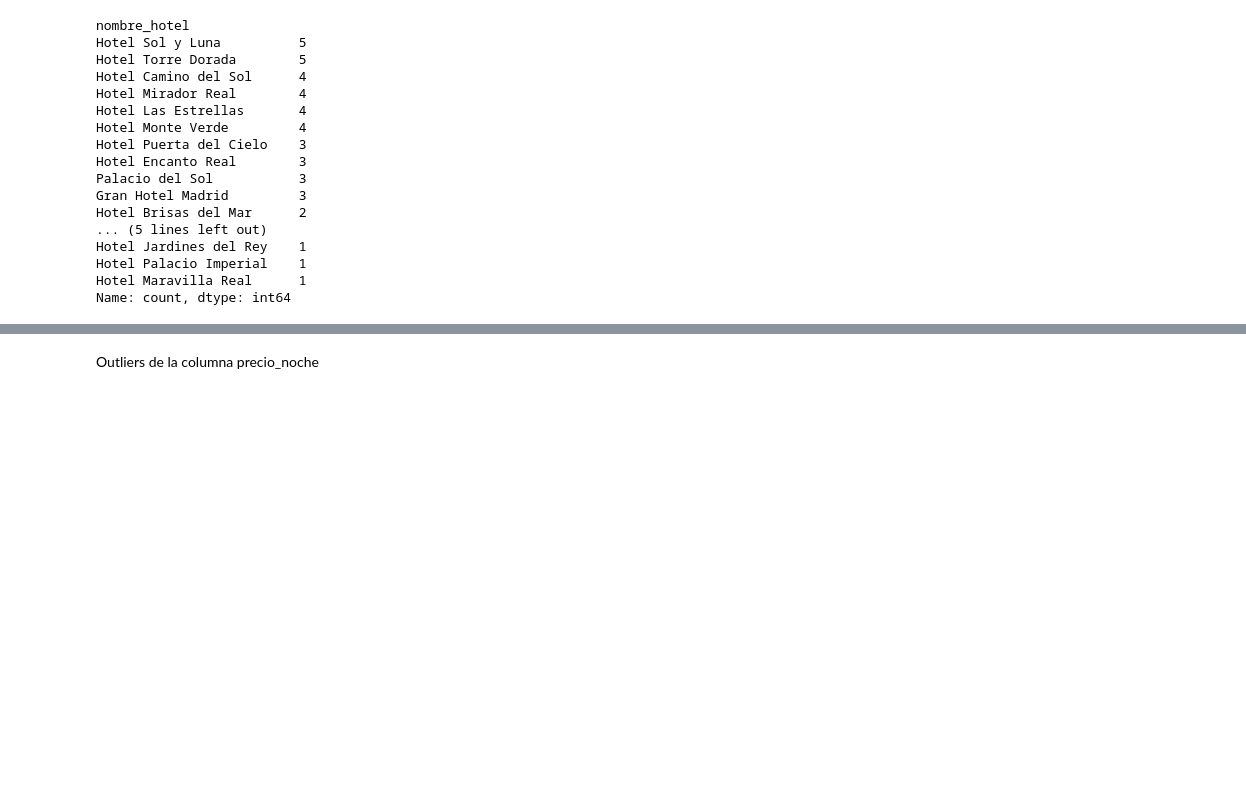
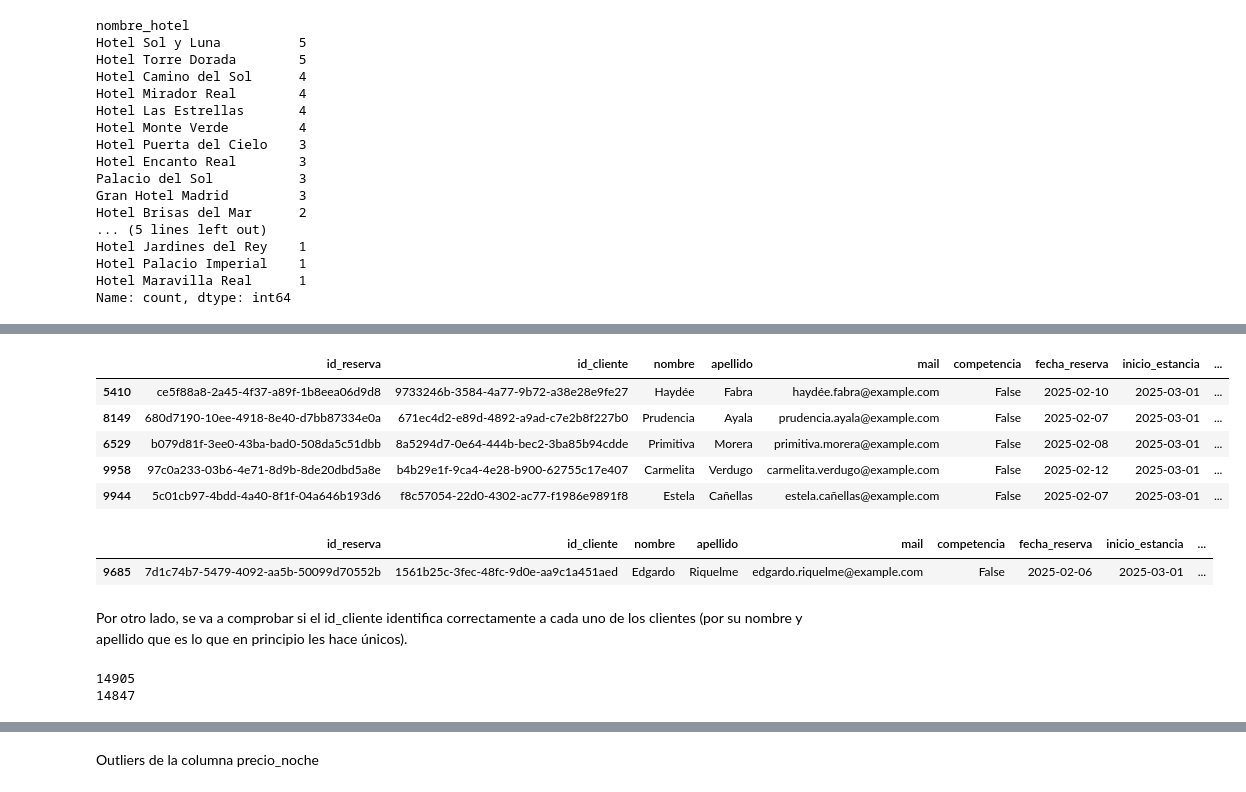
Before and after one commit to raquelscv/Proyecto-ETL, a Jupyter notebook: jupyters/pruebas.ipynb, the cells around one changed output, grey strips where cells are left out. Drawn from its saved outputs; the diff is of its cells as text; code cells hidden in the pictures; blank space fills up the shorter version.

```diff
--- a/jupyters/pruebas.ipynb
+++ b/jupyters/pruebas.ipynb
@@ -166,0 +165,4 @@ Por último, la última columna que tiene nulos es el precio_noche. Hay nulos en
+# %%
+# rellena los valores nulos de fecha_reserva con el día en el que se ha realizado el scraping
+df["fecha_reserva"] = df["fecha_reserva"].fillna(pd.to_datetime('2025-02-18'))
+df["fecha_reserva"].isnull().sum()
@@ -211,0 +248,31 @@ DUDA MARTES: sacando esta informacion me he dado cuenta de que hay algo raro por
+# %%
+# asigna a la columnas de estrellas para cada nombre de hotel la media de sus estrellas
+df["estrellas"] = df["nombre_hotel"].map(df.groupby("nombre_hotel")["estrellas"].mean())
+
+# filtra por el hotel "Hotel Sol y Luna" para comprobar que se ha hecho correctamente
+df[df["nombre_hotel"] == "Hotel Sol y Luna"].sample(5)
+# %% [output]
+|  | id_reserva | id_cliente | nombre | apellido | mail | competencia | fecha_reserva | inicio_estancia | ... |
+| 5410 | ce5f88a8-2a45-4f37-a89f-1b8eea06d9d8 | 9733246b-3584-4a77-9b72-a38e28e9fe27 | Haydée | Fabra | haydée.fabra@example.com | False | 2025-02-10 | 2025-03-01 | ... |
+| 8149 | 680d7190-10ee-4918-8e40-d7bb87334e0a | 671ec4d2-e89d-4892-a9ad-c7e2b8f227b0 | Prudencia | Ayala | prudencia.ayala@example.com | False | 2025-02-07 | 2025-03-01 | ... |
+| 6529 | b079d81f-3ee0-43ba-bad0-508da5c51dbb | 8a5294d7-0e64-444b-bec2-3ba85b94cdde | Primitiva | Morera | primitiva.morera@example.com | False | 2025-02-08 | 2025-03-01 | ... |
+| 9958 | 97c0a233-03b6-4e71-8d9b-8de20dbd5a8e | b4b29e1f-9ca4-4e28-b900-62755c17e407 | Carmelita | Verdugo | carmelita.verdugo@example.com | False | 2025-02-12 | 2025-03-01 | ... |
+| 9944 | 5c01cb97-4bdd-4a40-8f1f-04a646b193d6 | f8c57054-22d0-4302-ac77-f1986e9891f8 | Estela | Cañellas | estela.cañellas@example.com | False | 2025-02-07 | 2025-03-01 | ... |
+# %%
+# convierte la columna estrellas de tipo float a tipo integer
+df["estrellas"] = df["estrellas"].astype("Int64")
+df[df["nombre_hotel"] == "Hotel Sol y Luna"].sample(1)
+# %% [output]
+|  | id_reserva | id_cliente | nombre | apellido | mail | competencia | fecha_reserva | inicio_estancia | ... |
+| 9685 | 7d1c74b7-5479-4092-aa5b-50099d70552b | 1561b25c-3fec-48fc-9d0e-aa9c1a451aed | Edgardo | Riquelme | edgardo.riquelme@example.com | False | 2025-02-06 | 2025-03-01 | ... |
+# %% [markdown]
+Por otro lado, se va a comprobar si el id_cliente identifica correctamente a cada uno de los clientes (por su nombre y apellido que es lo que en principio les hace únicos).
+# %%
+# saca el numero de valores unicos de correos de clientes y de id de clientes
+n_clientes_nombre = df["mail"].nunique()
+n_id_clientes = df["id_cliente"].nunique()
+print(n_clientes_nombre)
+print(n_id_clientes)
+# %% [output]
+14905
+14847
```
Also changed, not shown: parts of 41 cells of this notebook, 5 other files.
